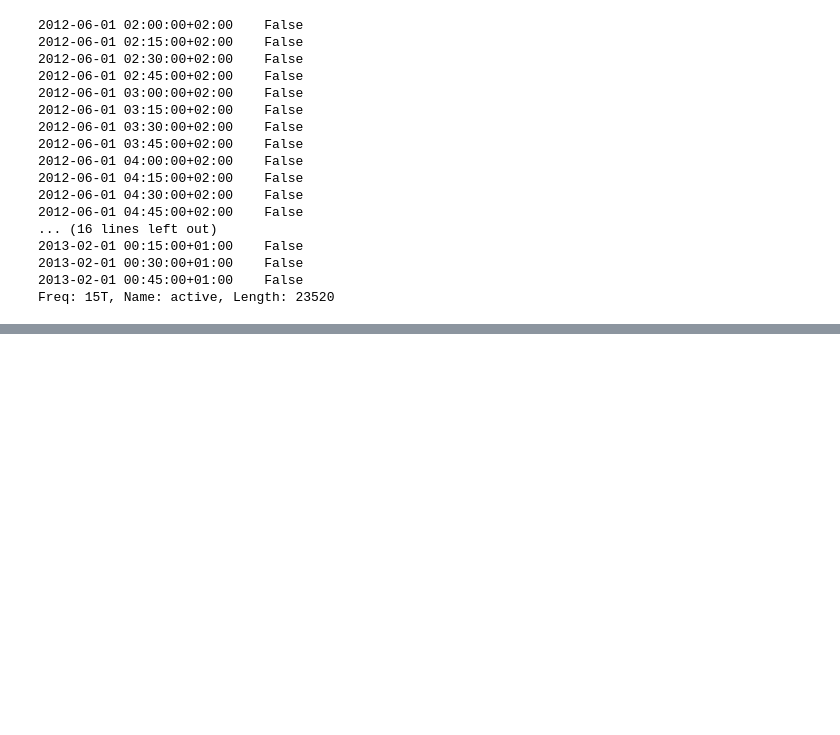
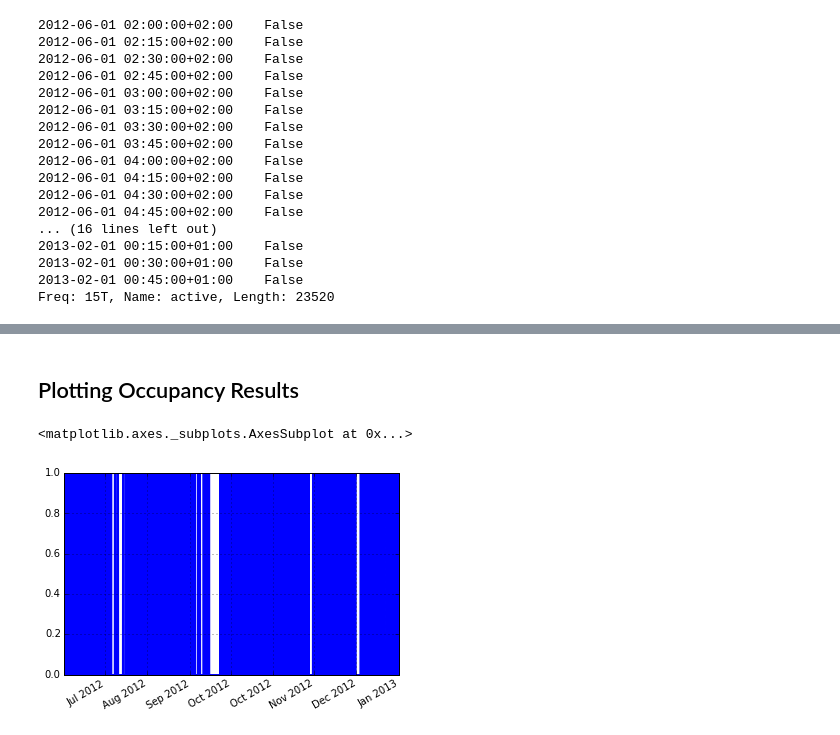
Before and after one commit to nipunbatra/NIOMTK, a Jupyter notebook: docs/Eco.ipynb, the cells around one changed output, grey strips where cells are left out. Cells and saved outputs as stored; diff of their text form; code cells hidden in the pictures; blank space fills up the shorter version.

```diff
--- a/docs/Eco.ipynb
+++ b/docs/Eco.ipynb
@@ -515,0 +570,2 @@ Freq: 15T, Name: active, Length: 23520
+# %%
+mean_series=mean_df['power']['active'] > threshold_mean
@@ -515,0 +634,8 @@ Freq: 15T, Name: active, Length: 23520
+# %% [markdown]
+Plotting Occupancy Results
+--------------------
+# %%
+mean_series.plot()
+# %% [output]
+<matplotlib.axes._subplots.AxesSubplot at 0x...>
+[figure, added]
```
Also changed, not shown: parts of 13 cells of this notebook.
